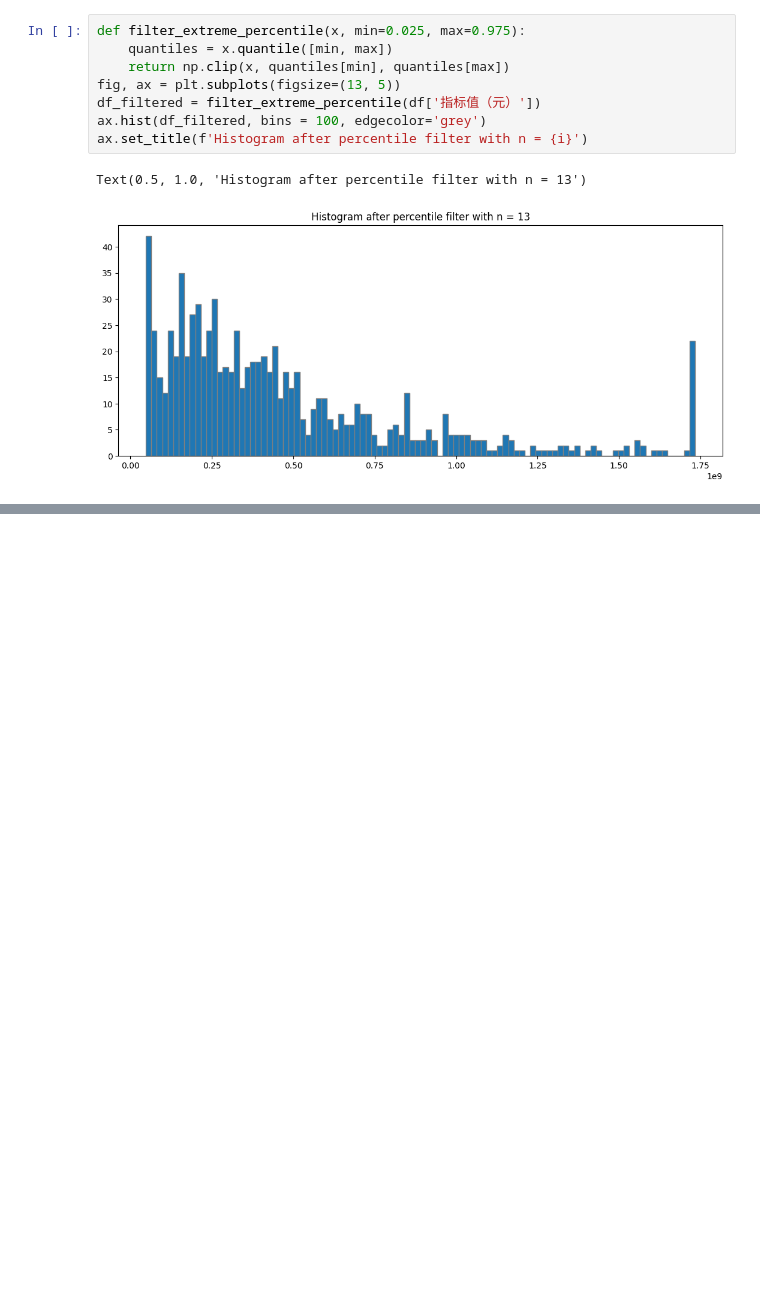
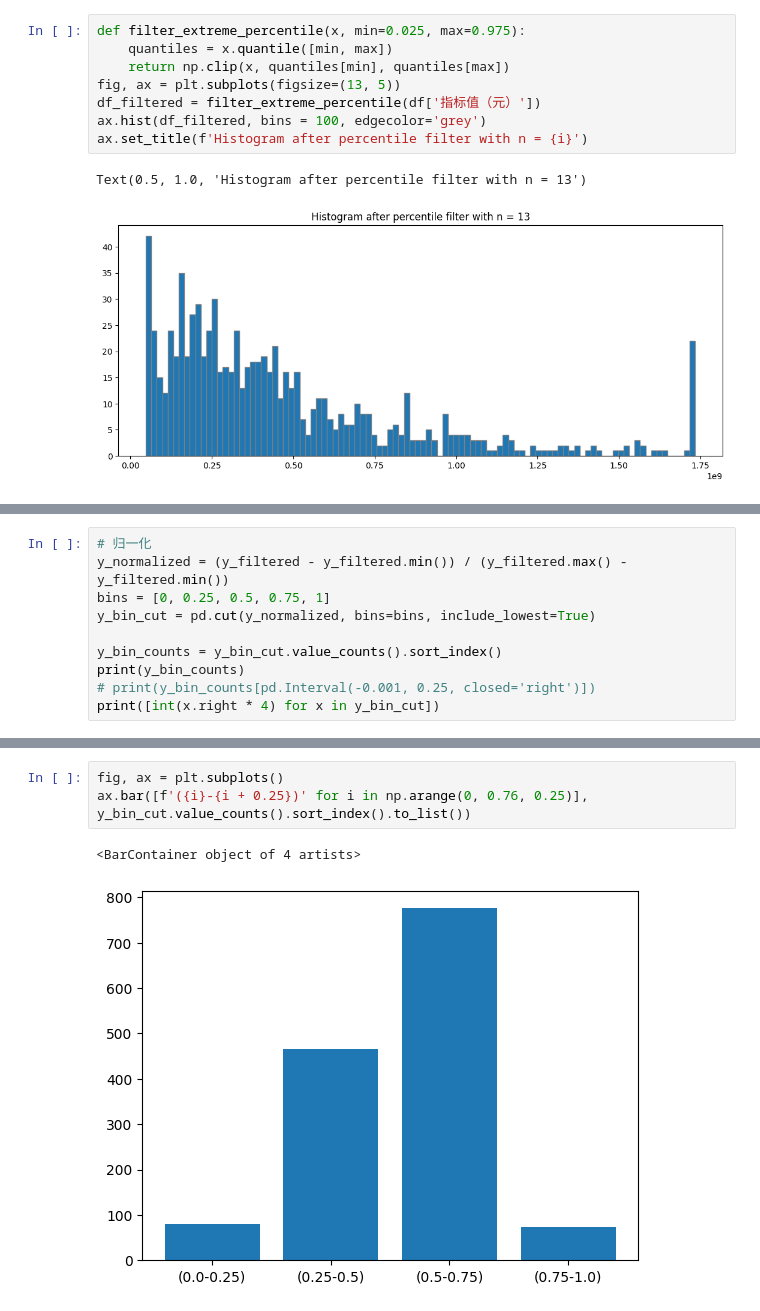
Before and after one commit to nameUserr/my-repo, a Jupyter notebook: utils/抹平极值.ipynb, the cells around one changed output, grey strips where cells are left out. Cells and saved outputs as stored; diff of their text form; blank space fills up the shorter version.

```diff
--- a/utils/抹平极值.ipynb
+++ b/utils/抹平极值.ipynb
@@ -60,0 +83,10 @@ Text(0.5, 1.0, 'Histogram after percentile filter with n = 13')
+# %%
+# 归一化
+y_normalized = (y_filtered - y_filtered.min()) / (y_filtered.max() - y_filtered.min())
+bins = [0, 0.25, 0.5, 0.75, 1]
+y_bin_cut = pd.cut(y_normalized, bins=bins, include_lowest=True)
+
+y_bin_counts = y_bin_cut.value_counts().sort_index()
+print(y_bin_counts)
+# print(y_bin_counts[pd.Interval(-0.001, 0.25, closed='right')])
+print([int(x.right * 4) for x in y_bin_cut])
@@ -60,0 +107,6 @@ Text(0.5, 1.0, 'Histogram after percentile filter with n = 13')
+# %%
+fig, ax = plt.subplots()
+ax.bar([f'({i}-{i + 0.25})' for i in np.arange(0, 0.76, 0.25)], y_bin_cut.value_counts().sort_index().to_list())
+# %% [output]
+<BarContainer object of 4 artists>
+[figure, added]
```
Also changed, not shown: parts of 7 cells of this notebook, 1 other file.
